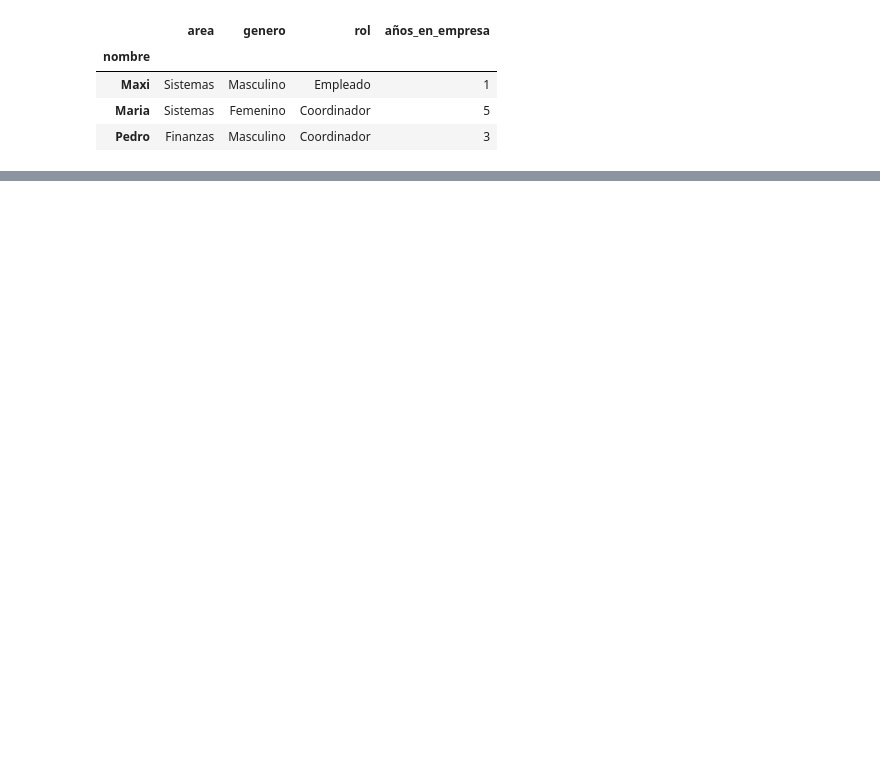
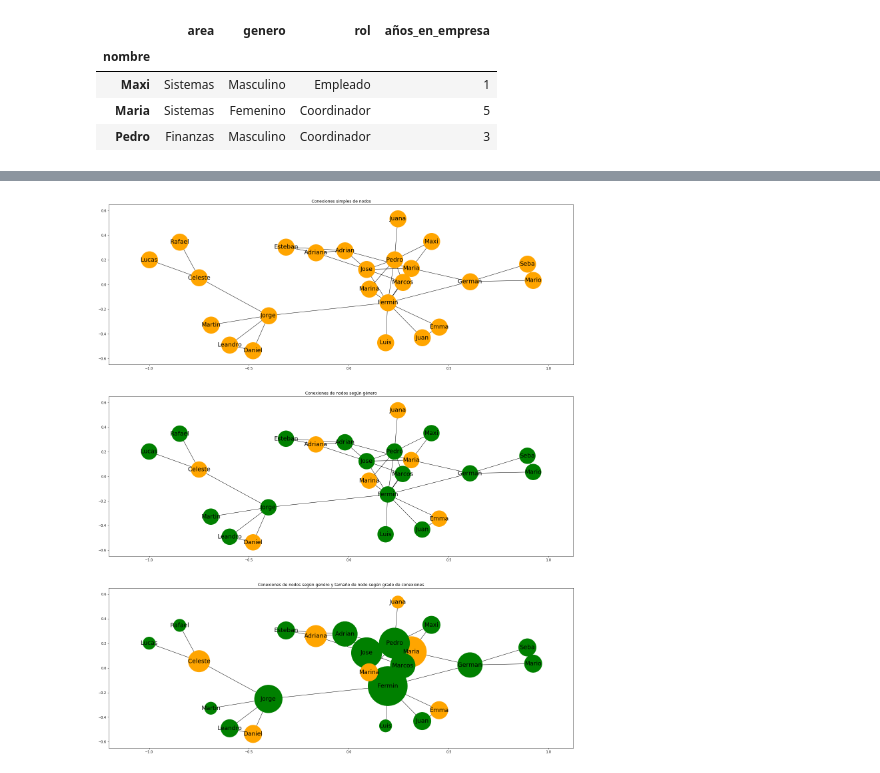
Before and after one commit to mlambolla/Network_Analysis, a Jupyter notebook: Demo/Network Analysis.ipynb, the cells around one changed output, grey strips where cells are left out. Cells and saved outputs as stored; diff of their text form; code cells hidden in the pictures; blank space fills up the shorter version.

```diff
--- a/Demo/Network Analysis.ipynb
+++ b/Demo/Network Analysis.ipynb
@@ -87,3 +82,23 @@ nx.draw_networkx(graph, pos=pos, node_color= color_genero, node_size= degree_per
+# %%
+# AGREGO COLUMNAS DE GRAFICOS (sin color, y con color), PARA DIFERENCIARLOS, Y DEJO FIJO LOS NODOS.
+#dejo fijo los nodos
+#pos = nx.layout.spring_layout(graph)
+
+fig, ax = plt.subplots(3, 1, figsize=(25, 30))
+
+first_plot = ax[0]
+second_plot = ax[1]
+third_plot = ax[2]
+
+ax[0].set_title('Conexiones simples de nodos')
+ax[1].set_title('Conexiones de nodos según género')
+ax[2].set_title('Conexiones de nodos según genéro y tamaño de nodo según grado de conexiones')
+
+nx.draw_networkx(graph, pos=pos, ax = first_plot , node_color= 'orange', node_size = 2500,font_color='k',font_size='18')
+nx.draw_networkx(graph, pos=pos, ax = second_plot, node_color= color_genero, node_size = 2300,font_color='k',font_size='18')
+nx.draw_networkx(graph, pos=pos, ax = third_plot, node_color= color_genero,node_size= degree_persons, node_shape='o',font_color='k',font_size='18')
+# %% [output]
+[figure, added]
 # %%
 # AGREGO COLUMNAS DE GRAFICOS (sin color, y con color), PARA DIFERENCIARLOS, Y DEJO FIJO LOS NODOS.
 #dejo fijo los nodos
```
Also changed, not shown: parts of 6 cells of this notebook, 1 other file.
